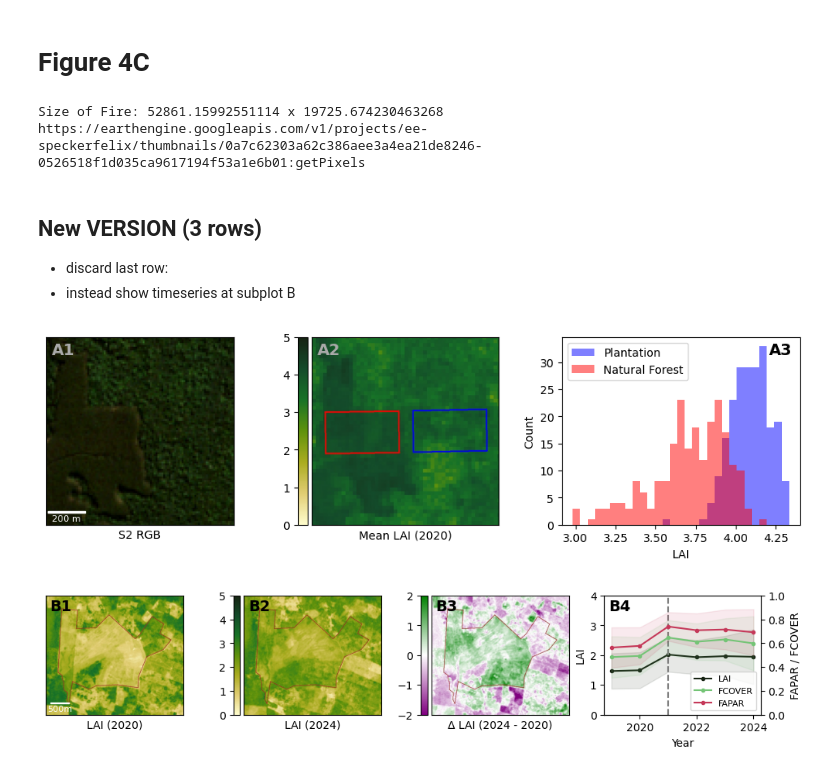
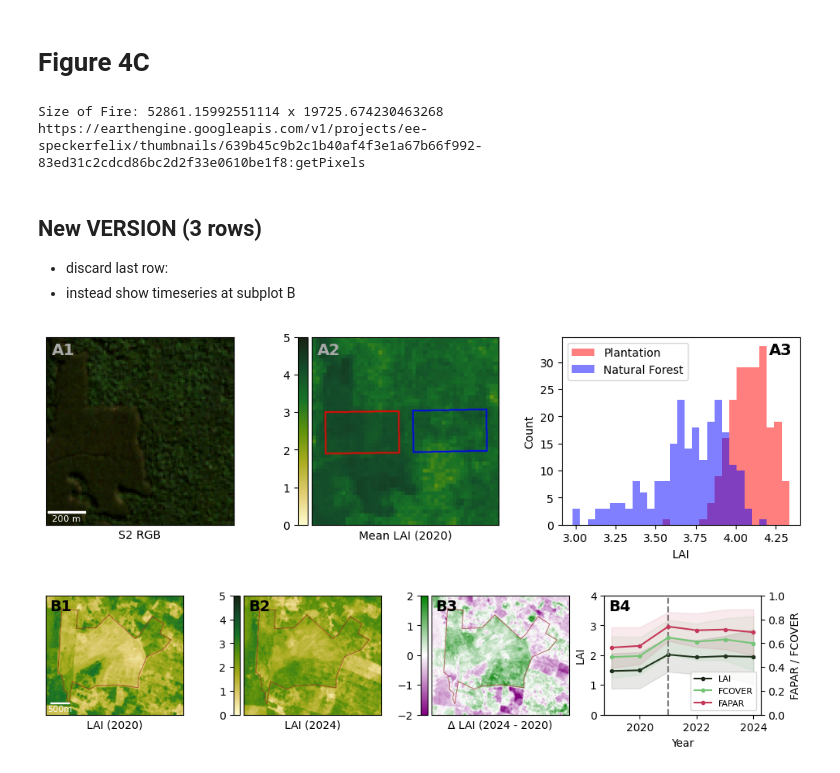
Before and after one commit to speckerf/world-reforestation-monitor, a Jupyter notebook: figures_python/code/main-figure4.ipynb, the cells around one changed output. Drawn from its saved outputs; the diff is of its cells as text; code cells hidden in the pictures.

```diff
--- a/figures_python/code/main-figure4.ipynb
+++ b/figures_python/code/main-figure4.ipynb
@@ -183,7 +183,9 @@ fcover_diff_blended = blend_geom_to_img(
     fcover_diff,
     fire_geom,
     {"min": -1, "max": 1, "palette": ["purple", "white", "green"]},
-    {"palette": "grey"},
+    {"palette": '#000080'},
+    # {'palette': '#8B0000'},
+    # {'palette': '#2F4F4F'},
     width=3,
 )
 url_fcover_diff_blended = fcover_diff_blended.getThumbURL(
@@ -195,7 +197,7 @@ url_fcover_diff_blended = fcover_diff_blended.getThumbURL(
 print(url_fcover_diff_blended)
 # %% [output]
 Size of Fire: 52861.15992551114 x 19725.674230463268
-https://earthengine.googleapis.com/v1/projects/ee-speckerfelix/thumbnails/0a7c62303a62c386aee3a4ea21de8246-0526518f1d035ca9617194f53a1e6b01:getPixels
+https://earthengine.googleapis.com/v1/projects/ee-speckerfelix/thumbnails/639b45c9b2c1b40af4f3e1a67b66f992-83ed31c2cdcd86bc2d2f33e0610be1f8:getPixels
 # %% [markdown]
 ## New VERSION (3 rows)
 - discard last row:
@@ -259,8 +261,8 @@ cax.yaxis.set_ticks_position("left")
 cax.yaxis.set_label_position("left")
 
 # ======= A3: Histogram ========
-axs[2].hist(pixels_geom_a, bins=bins, color="blue", alpha=0.5, label="Plantation")
-axs[2].hist(pixels_geom_b, bins=bins, color="red", alpha=0.5, label="Natural Forest")
+axs[2].hist(pixels_geom_a, bins=bins, color="red", alpha=0.5, label="Plantation")
+axs[2].hist(pixels_geom_b, bins=bins, color="blue", alpha=0.5, label="Natural Forest")
 axs[2].set_xlabel("LAI", fontsize=LABELSIZE)
 axs[2].set_ylabel("Count", fontsize=LABELSIZE)
 # Increase legend size
@@ -280,34 +282,34 @@ axs[0].text(
     fontsize=FIGURE_NUMBERING_SIZE,
     fontweight="bold",
     va="top",
     color="darkgrey",
 )
 axs[1].text(
     0.03,
     0.97,
     "A2",
     transform=axs[1].transAxes,
     fontsize=FIGURE_NUMBERING_SIZE,
     fontweight="bold",
     va="top",
     color="darkgrey",
 )
 axs[2].text(
     # 0.87,
     0.87,
     0.97,
     "A3",
     transform=axs[2].transAxes,
     fontsize=FIGURE_NUMBERING_SIZE,
     fontweight="bold",
     va="top",
     color="black",
 )
 
 plt.savefig("../plots/figure4A.png", dpi=300, bbox_inches="tight")
 plt.show()
 # %% [output]
-[figure, old version]
+[figure, new version]
 # %%
 # ======= B: Reforestation Site Analysis ========
 # get time-series per site (for all traits)
```
Also changed, not shown: parts of 3 cells of this notebook, 3 other files.
